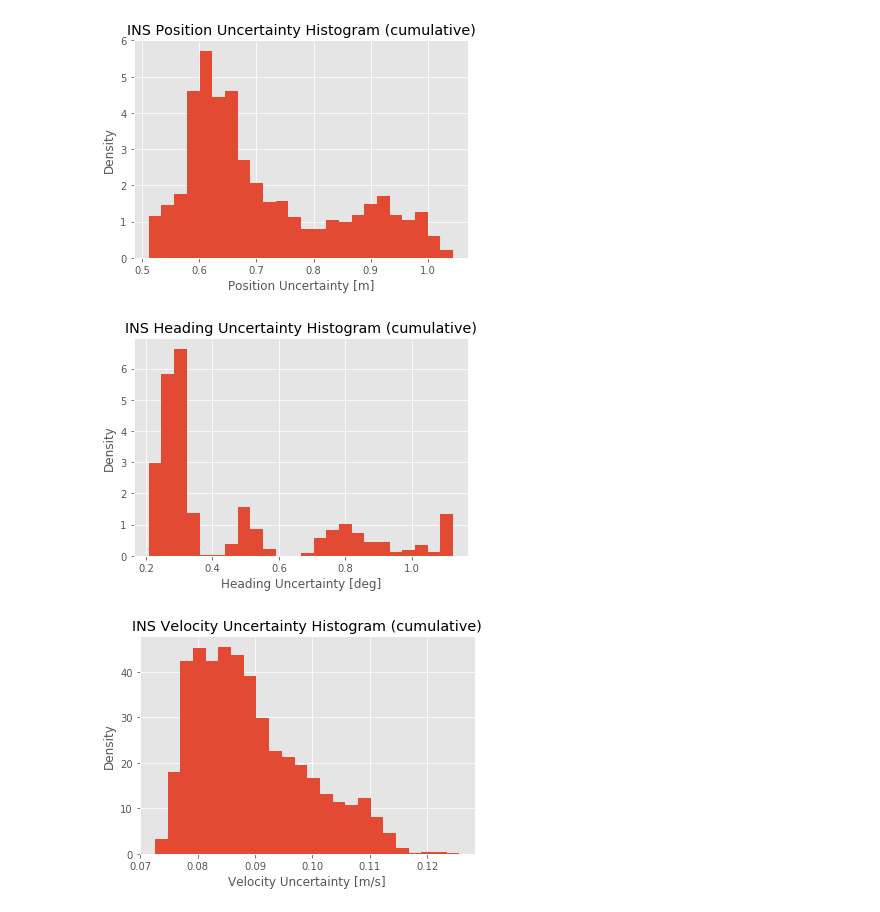
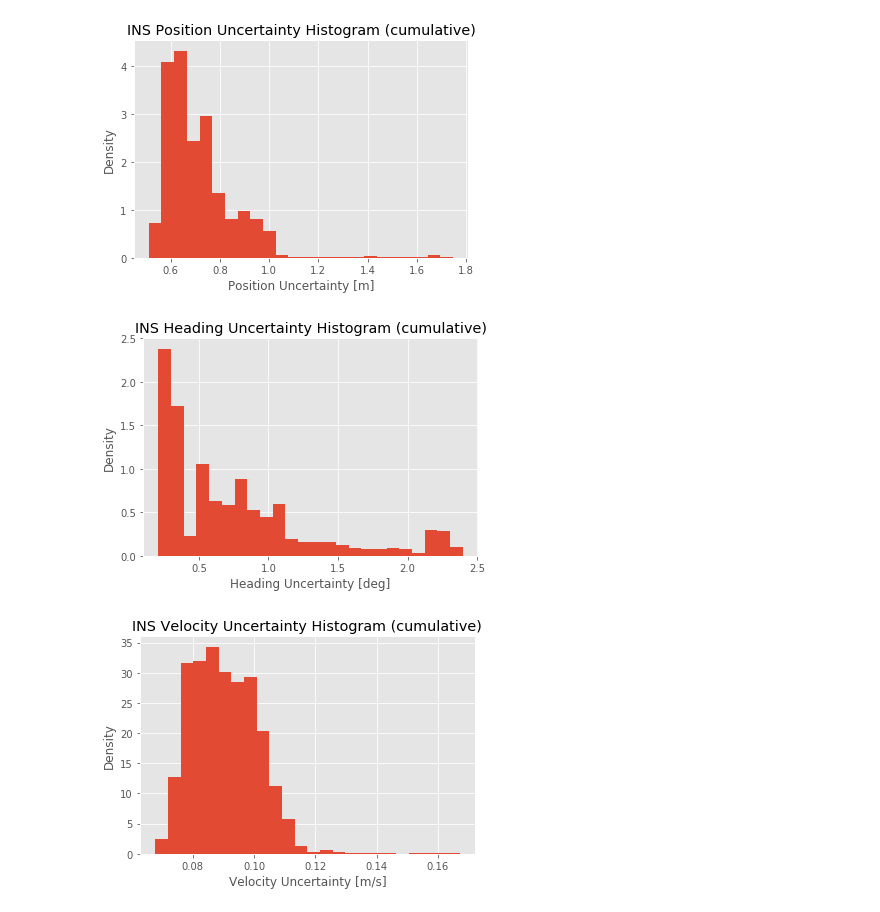
Before and after one commit to amirx96/golfcart-gps-odom-ekf, a Jupyter notebook: Notebooks/GPS & Pacmod Analysis/GPS_INS_Uncertainty.ipynb, the cells around one changed output. Saved outputs shown, nothing was run; the diff lists cells and outputs as text; code cells hidden in the pictures.

Commit message:
update notebooks. Added INS Jumps Analysis, GPS INS Uncertainty, and EKF analysis

```diff
--- a/Notebooks/GPS & Pacmod Analysis/GPS_INS_Uncertainty.ipynb
+++ b/Notebooks/GPS & Pacmod Analysis/GPS_INS_Uncertainty.ipynb
@@ -26,6 +26,13 @@ ins_data_3 = ins_data_3.drop(columns=['.header.stamp.secs','.header.stamp.nsecs'
 ins_data_3['time'] = pandas.to_datetime(ins_data_3['time'])
 ins_data_3['time'] = (ins_data_3['time'] - ins_data_3['time'][0]).astype('timedelta64[ns]').astype('int64')*1e-9
 ins_data_3 = ins_data_3.set_index('time')
+
+
+ins_data_4 = pandas.read_csv('csv/large_ins_dataset.csv')
+ins_data_4 = ins_data_4.drop(columns=['.header.stamp.secs','.header.stamp.nsecs'])
+ins_data_4['time'] = pandas.to_datetime(ins_data_4['time'])
+ins_data_4['time'] = (ins_data_4['time'] - ins_data_4['time'][0]).astype('timedelta64[ns]').astype('int64')*1e-9
+ins_data_4 = ins_data_4.set_index('time')
 plt.style.use('ggplot')
 # %%
 # Histogram of Pos Uncertainty
@@ -33,38 +40,41 @@ pos_uncertainty = []
 pos_uncertainty += ins_data_1['.PosUncertainty'].values.tolist()
 pos_uncertainty += ins_data_2['.PosUncertainty'].values.tolist()
 pos_uncertainty += ins_data_3['.PosUncertainty'].values.tolist()
+pos_uncertainty += ins_data_4['.PosUncertainty'].values.tolist()
 
 plt.figure()
 plt.hist(pos_uncertainty,alpha=1,density=True,bins=24);
 plt.xlabel('Position Uncertainty [m]')
 plt.ylabel('Density');
 plt.title('INS Position Uncertainty Histogram (cumulative)')
 
 # Histogram of Yaw Uncertainty
 yaw_uncertainty = []
 yaw_uncertainty += ins_data_1['.YawUncertainty'].values.tolist()
 yaw_uncertainty += ins_data_2['.YawUncertainty'].values.tolist()
 yaw_uncertainty += ins_data_3['.YawUncertainty'].values.tolist()
+yaw_uncertainty += ins_data_4['.YawUncertainty'].values.tolist()
 
 plt.figure()
 plt.hist(yaw_uncertainty,alpha=1,density=True,bins=24);
 plt.xlabel('Heading Uncertainty [deg]')
 plt.ylabel('Density');
 plt.title('INS Heading Uncertainty Histogram (cumulative)');
 
 
 # Histogram of Velocity Uncertainty
 vel_uncertainty = []
 vel_uncertainty += ins_data_1['.VelUncertainty'].values.tolist()
 vel_uncertainty += ins_data_2['.VelUncertainty'].values.tolist()
 vel_uncertainty += ins_data_3['.VelUncertainty'].values.tolist()
+vel_uncertainty += ins_data_4['.VelUncertainty'].values.tolist()
 
 plt.figure()
 plt.hist(vel_uncertainty,alpha=1,density=True,bins=24);
 plt.xlabel('Velocity Uncertainty [m/s]')
 plt.ylabel('Density');
 plt.title('INS Velocity Uncertainty Histogram (cumulative)');
 # %% [output]
-[figure, old version]
+[figure, new version]
-[figure, old version]
+[figure, new version]
-[figure, old version]
+[figure, new version]
```
Also changed, not shown: 5 other files.
